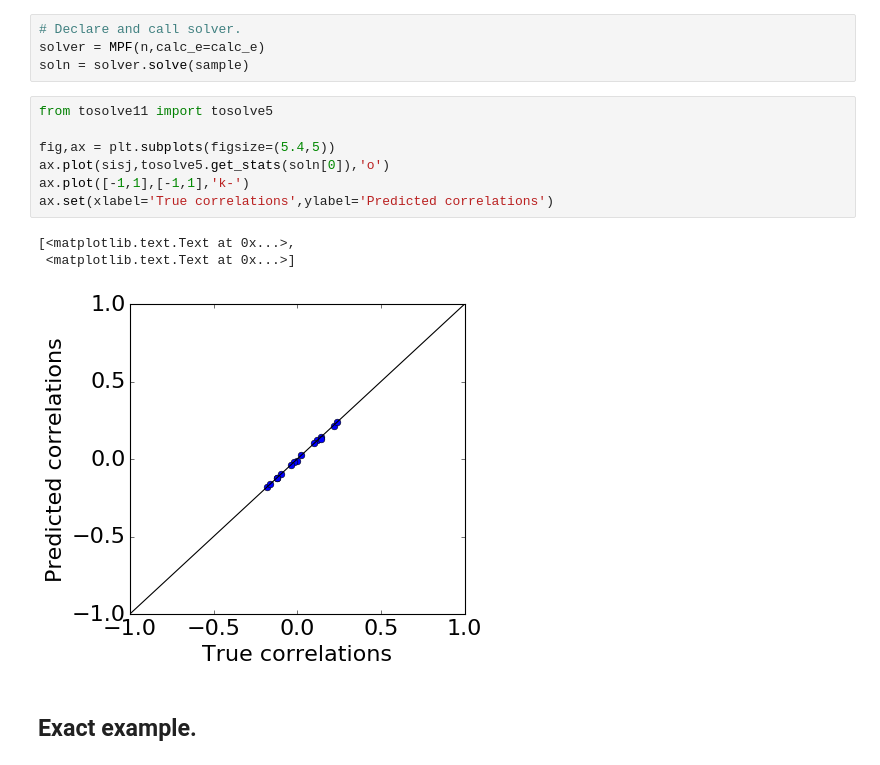
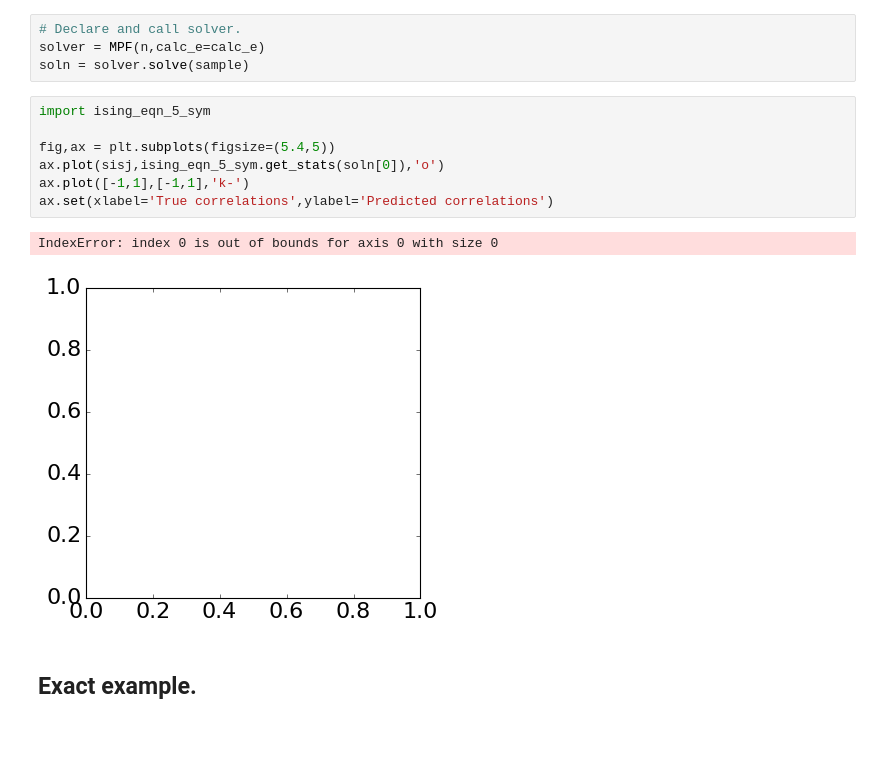
Before and after one commit to eltrompetero/coniii, a Jupyter notebook: Examples.ipynb, the cells around one changed output. Drawn from its saved outputs; the diff is of its cells as text; blank space fills up the shorter version.

```diff
--- a/Examples.ipynb
+++ b/Examples.ipynb
@@ -67,16 +70,15 @@ sisj = pair_corr(sample,concat=True)
 solver = MPF(n,calc_e=calc_e)
 soln = solver.solve(sample)
 # %%
-from tosolve11 import tosolve5
+import ising_eqn_5_sym
 
 fig,ax = plt.subplots(figsize=(5.4,5))
-ax.plot(sisj,tosolve5.get_stats(soln[0]),'o')
+ax.plot(sisj,ising_eqn_5_sym.get_stats(soln[0]),'o')
 ax.plot([-1,1],[-1,1],'k-')
 ax.set(xlabel='True correlations',ylabel='Predicted correlations')
 # %% [output]
-[<matplotlib.text.Text at 0x...>,
- <matplotlib.text.Text at 0x...>]
+IndexError: index 0 is out of bounds for axis 0 with size 0
-[figure, old version]
+[figure, new version]
 # %% [markdown]
 ## Exact example.
 # %%
```
Also changed, not shown: parts of 1 cell of this notebook, 4 other files.
